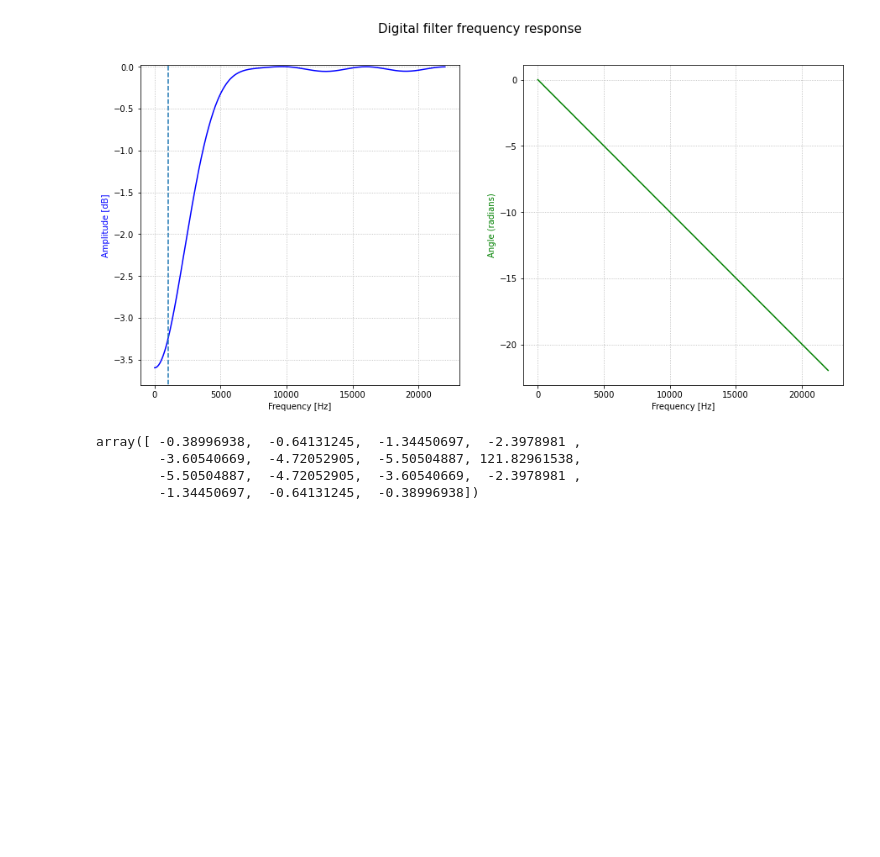
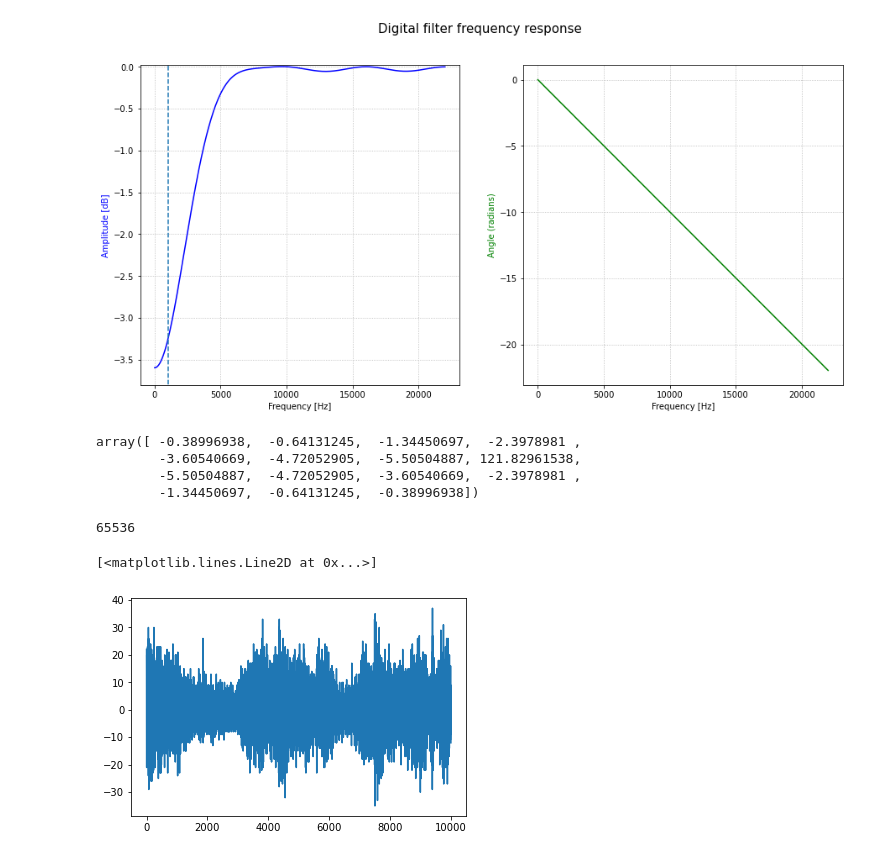
Before and after one commit to aidinattar/PMOD-FIR-filter-VHDL, a Jupyter notebook: Project.ipynb, the cells around one changed output. Saved outputs shown, nothing was run; the diff lists cells and outputs as text; code cells hidden in the pictures; blank space fills up the shorter version.

```diff
--- a/Project.ipynb
+++ b/Project.ipynb
@@ -139,3 +141,34 @@ array([ -0.38996938,  -0.64131245,  -1.34450697,  -2.3978981 ,
         -3.60540669,  -4.72052905,  -5.50504887, 121.82961538,
         -5.50504887,  -4.72052905,  -3.60540669,  -2.3978981 ,
         -1.34450697,  -0.64131245,  -0.38996938])
+# %%
+import serial
+ser = serial.Serial('/dev/ttyUSB2', baudrate=115200) #porta destra pd aidin
+# %%
+with serial.Serial('/dev/ttyUSB2', baudrate=115200) as ser:
+    d = ser.read(100000)
+# %%
+
+out_l = np.array([])
+out_r = np.array([])
+for i in range(0,len(d),2):
+    out_l = np.append(out_l,d[i])
+for i in range(1,len(d),2):
+    out_r = np.append(out_r,d[i])
+# %%
+for i in range(len(out_l)):
+    if out_l[i] > 127:
+        out_l[i] = out_l[i] - 256
+
+for i in range(len(out_r)):
+    if out_r[i] > 100:
+        out_r[i] = out_r[i] - 256
+# %%
+2**16
+# %% [output]
+65536
+# %%
+plt.plot(out_r[:10000]-out_l[:10000])
+# %% [output]
+[<matplotlib.lines.Line2D at 0x...>]
+[figure, added]
```
Also changed, not shown: parts of 6 cells of this notebook, 5 other files.
